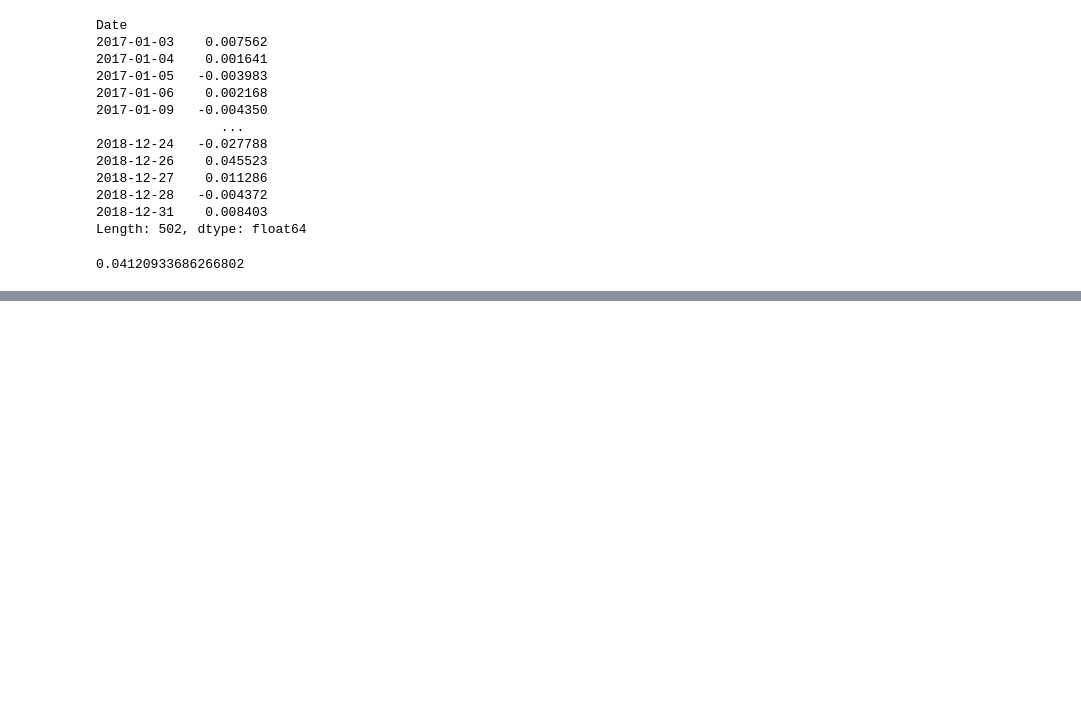
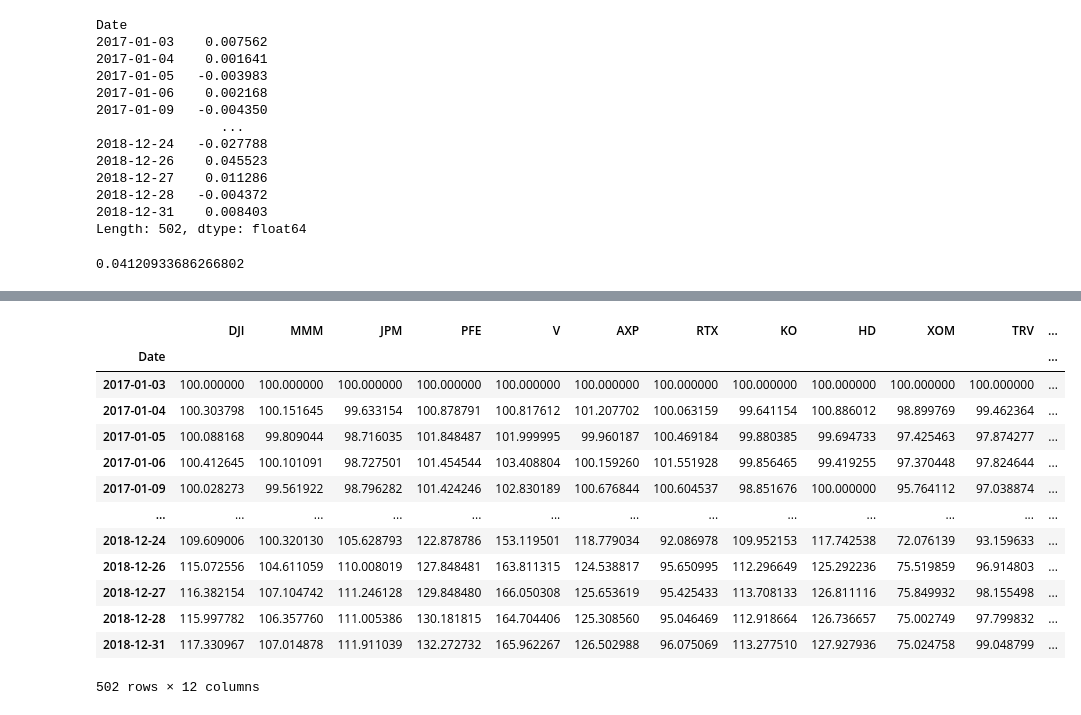
Before and after one commit to cmj123/index_tracking_forward_testing, a Jupyter notebook: index_tracking.ipynb, the cells around one changed output, grey strips where cells are left out. Saved outputs shown, nothing was run; the diff lists cells and outputs as text; code cells hidden in the pictures; blank space fills up the shorter version.

```diff
--- a/index_tracking.ipynb
+++ b/index_tracking.ipynb
@@ -413,0 +431,19 @@ tracking_error(eweights)
+# %%
+norm_track["EW_Port"] = ew_port
+norm_track.iloc[0, -1] = 100
+norm_track
+# %% [output]
+|  | DJI | MMM | JPM | PFE | V | AXP | RTX | KO | HD | XOM | TRV | ... |
+| Date |  |  |  |  |  |  |  |  |  |  |  | ... |
+| 2017-01-03 | 100.000000 | 100.000000 | 100.000000 | 100.000000 | 100.000000 | 100.000000 | 100.000000 | 100.000000 | 100.000000 | 100.000000 | 100.000000 | ... |
+| 2017-01-04 | 100.303798 | 100.151645 | 99.633154 | 100.878791 | 100.817612 | 101.207702 | 100.063159 | 99.641154 | 100.886012 | 98.899769 | 99.462364 | ... |
+| 2017-01-05 | 100.088168 | 99.809044 | 98.716035 | 101.848487 | 101.999995 | 99.960187 | 100.469184 | 99.880385 | 99.694733 | 97.425463 | 97.874277 | ... |
+| 2017-01-06 | 100.412645 | 100.101091 | 98.727501 | 101.454544 | 103.408804 | 100.159260 | 101.551928 | 99.856465 | 99.419255 | 97.370448 | 97.824644 | ... |
+| 2017-01-09 | 100.028273 | 99.561922 | 98.796282 | 101.424246 | 102.830189 | 100.676844 | 100.604537 | 98.851676 | 100.000000 | 95.764112 | 97.038874 | ... |
+| ... | ... | ... | ... | ... | ... | ... | ... | ... | ... | ... | ... | ... |
+| 2018-12-24 | 109.609006 | 100.320130 | 105.628793 | 122.878786 | 153.119501 | 118.779034 | 92.086978 | 109.952153 | 117.742538 | 72.076139 | 93.159633 | ... |
+| 2018-12-26 | 115.072556 | 104.611059 | 110.008019 | 127.848481 | 163.811315 | 124.538817 | 95.650995 | 112.296649 | 125.292236 | 75.519859 | 96.914803 | ... |
+| 2018-12-27 | 116.382154 | 107.104742 | 111.246128 | 129.848480 | 166.050308 | 125.653619 | 95.425433 | 113.708133 | 126.811116 | 75.849932 | 98.155498 | ... |
+| 2018-12-28 | 115.997782 | 106.357760 | 111.005386 | 130.181815 | 164.704406 | 125.308560 | 95.046469 | 112.918664 | 126.736657 | 75.002749 | 97.799832 | ... |
+| 2018-12-31 | 117.330967 | 107.014878 | 111.911039 | 132.272732 | 165.962267 | 126.502988 | 96.075069 | 113.277510 | 127.927936 | 75.024758 | 99.048799 | ... |
+502 rows × 12 columns
```
Also changed, not shown: parts of 18 cells of this notebook.
